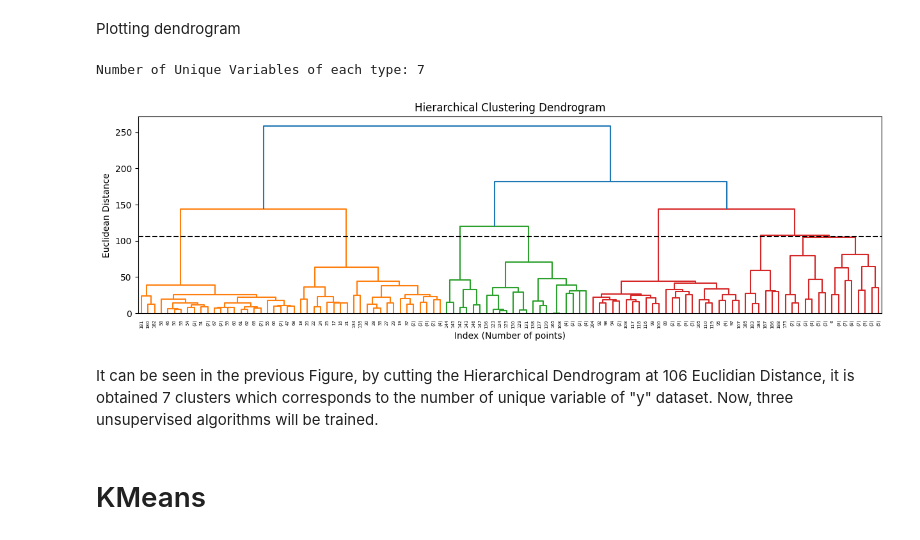
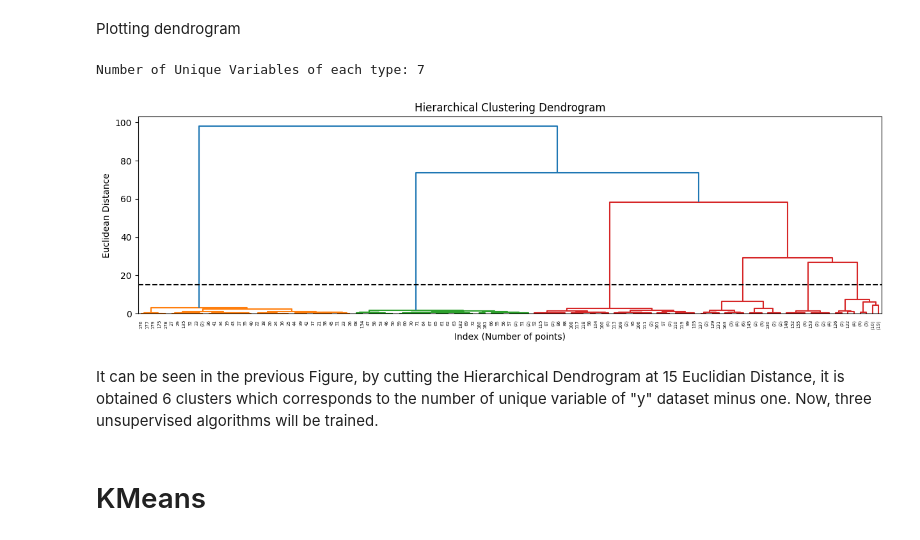
Before and after one commit to JoseGarayar/clustering_utec, a Jupyter notebook: clustering_analysis.ipynb, the cells around one changed output. Saved outputs shown, nothing was run; the diff lists cells and outputs as text; code cells hidden in the pictures.

```diff
--- a/clustering_analysis.ipynb
+++ b/clustering_analysis.ipynb
@@ -38,19 +52,19 @@ PCA(n_components=189, random_state=23)
 Plotting cumulative variance ratio
 # %%
 # getting cumulative variance
-cum_variance = np.cumsum(pca_all.explained_variance_ratio_)
+cum_variance = np.cumsum(svd_all.explained_variance_ratio_)
 
 # choosing threshold
 threshold = 0.90
 
 # Calculating the selected number of components by using the chosen threshold
-n_pca = len(cum_variance[cum_variance <= threshold])
-print(f"Number of components: {n_pca}")
+n_svd = len(cum_variance[cum_variance <= threshold])
+print(f"Number of components: {n_svd}")
 
 # defining plot
 plt.figure(figsize = (15, 4))
 plt.plot(cum_variance, '-o', label = 'Explained Variance Ratio')
-plt.title('Principal Components Analysis Paretto')
+plt.title('SVD Analysis Paretto')
 plt.ylabel('Cumulative Explained Variance Ratio')
 plt.xlabel('Number of principal componentes')
 plt.xticks(range(0, X.shape[0], 10), range(1, X.shape[0] + 1, 10))
@@ -65,6 +79,6 @@ Then the new X dataset is fitted by using the found n_components
 # %%
-# declaring and pca instance
-pca = PCA(n_components = n_pca, random_state = 23)
+# declaring and umap instance
+umap = UMAP(n_components = n_svd, init = 'random', random_state = 23)
 
 # fitting model
-X_pca = pca.fit_transform(X_sc)
+X_umap = umap.fit_transform(X_sc)
@@ -71,3 +87,19 @@ X_pca = pca.fit_transform(X_sc)
+# %%
+# function to replace outliers
+def clean_outliers(array, col):
+    q1 = np.percentile(array[:, col], 25)
+    q3 = np.percentile(array[:, col], 75)
+    iqr = q3 - q1
+    upper_bound = q3 + 1.5 * iqr
+    lower_bound = q1 - 1.5 * iqr
+    array[:, col] = np.select([array[:, col] > upper_bound, array[:, col] < lower_bound],
+                              [upper_bound, lower_bound],
+                              default = array[:, col])
+    return array
+
+length = X_umap.shape[1]
+for column in range(length):
+    X_umap = clean_outliers(X_umap, column)
 # %% [markdown]
 Applying Agglomerative Hierarchical Clustering on those selected principal components
 # %%
@@ -75,7 +107,7 @@ Applying Agglomerative Hierarchical Clustering on those selected principal compo
 agg_clus = AgglomerativeClustering(n_clusters = None, distance_threshold = 0)
 
 # fitting model
-agg_clus.fit(X_pca)
+agg_clus.fit(X_umap)
 # %% [output]
 AgglomerativeClustering(distance_threshold=0, n_clusters=None)
 # %% [markdown]
@@ -100,21 +132,21 @@ def plot_dendrogram(model, **kwargs):
 Plotting dendrogram
 # %%
 # defining plot
-threshold_line_cut = 106
+threshold_line_cut = 15
 plt.figure(figsize = (15, 4))
 top_n_levels_dendrogram = len(np.unique(y))
 print(f"Number of Unique Variables of each type: {top_n_levels_dendrogram}")
 plot_dendrogram(agg_clus, truncate_mode = 'level', p = top_n_levels_dendrogram)
 plt.axhline(threshold_line_cut, c = 'black', linestyle = '--')
 plt.title('Hierarchical Clustering Dendrogram')
 plt.ylabel('Euclidean Distance')
 plt.xlabel('Index (Number of points)')
 plt.show()
 # %% [output]
 Number of Unique Variables of each type: 7
-[figure, old version]
+[figure, new version]
 # %% [markdown]
-It can be seen in the previous Figure, by cutting the Hierarchical Dendrogram at 106 Euclidian Distance, it is obtained 7 clusters which corresponds to the number of unique variable of "y" dataset. Now, three unsupervised algorithms will be trained.
+It can be seen in the previous Figure, by cutting the Hierarchical Dendrogram at 15 Euclidian Distance, it is obtained 6 clusters which corresponds to the number of unique variable of "y" dataset minus one. Now, three unsupervised algorithms will be trained.
 # %% [markdown]
 # KMeans
 # %% [markdown]
```
Also changed, not shown: parts of 48 cells of this notebook, 1 other file.
